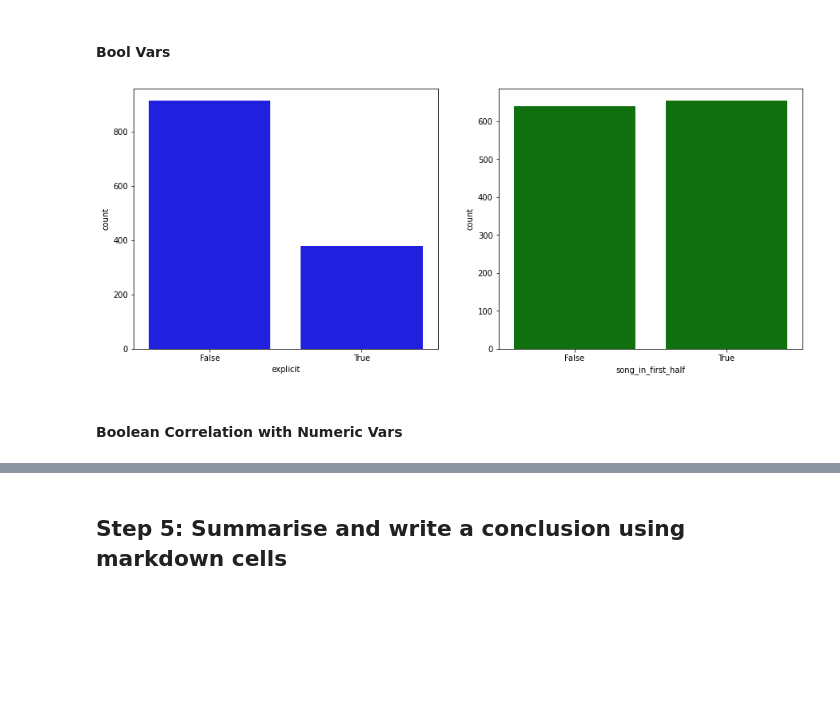
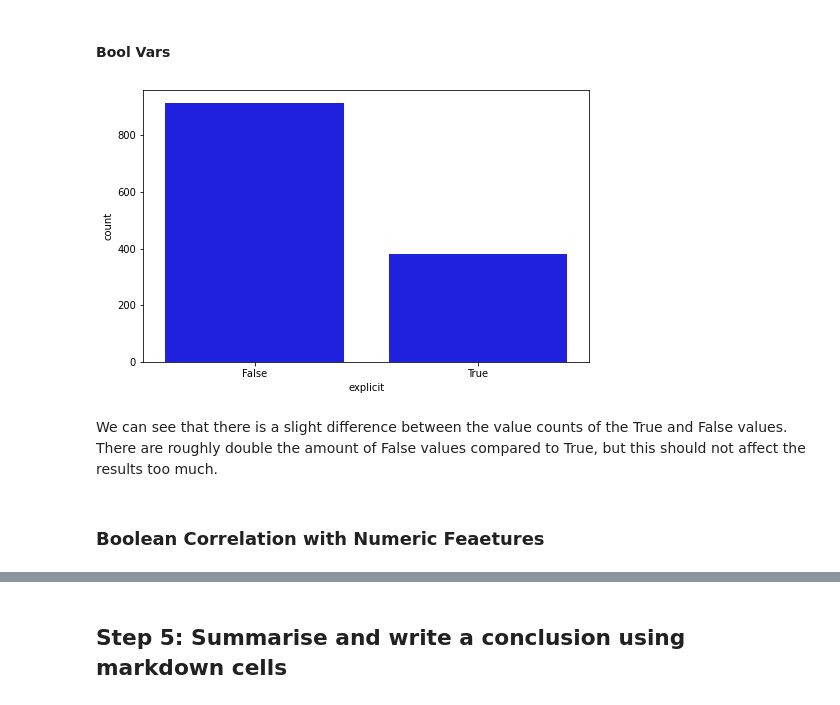
Before and after one commit to j4mes12/SDPA_Coursework, a Jupyter notebook: Part3/main.ipynb, the cells around one changed output, grey strips where cells are left out. Cells and saved outputs as stored; diff of their text form; code cells hidden in the pictures; blank space fills up the shorter version.

```diff
--- a/Part3/main.ipynb
+++ b/Part3/main.ipynb
@@ -227,15 +274,9 @@ for i in text_cols:
 # %%
 # Drop columns that are not needed
 data_out = data.drop(
-    columns=['album_tokenize', 'name_tokenize', 'album_rsc', 'name_rsc', 'duration_ms', 'track_number'],
+    columns=['track_number'],
     axis=1
 )
 
-# Rename album and name columns to make them more explainable
-data_out.rename(
-    columns={'album': 'album_name', 'name' : 'song_name'},
-    inplace=True
-)
-
 data_out.head()
 # %% [output]
@@ -273,12 +291,14 @@ dtype: object
+# %%
+# Define plot colours
+colours = 'bgrcyk' * 3
 # %%
-object_vars = ['song_name', 'album_name', 'artist']
+# Define lists of feature types
+object_features = ['song_name', 'album_name', 'artist']
 
-numerical_vars = ['popularity', 'danceability', 'energy', 'loudness', 'speechiness',
-    'acousticness', 'instrumentalness', 'liveness', 'valence', 'tempo',
-    'duration', 'album_length', 'album_word_count', 'album_av_word_len',
-    'name_word_count', 'name_av_word_len']
+numerical_features = ['popularity', 'danceability', 'energy', 'loudness', 'speechiness',
+'acousticness', 'instrumentalness', 'liveness', 'valence', 'tempo', 'duration_ms', 'album_length']
 
-bool_vars = ['explicit', 'song_in_first_half']
+bool_features = ['explicit']
 
-ignore_vars = []
+ignore_features = []
 # %%
@@ -366,26 +448,25 @@ plt.show()
 # %% [markdown]
 #### Bool Vars
 # %%
-bool_df = data_out[bool_vars]
+bool_df = data_out[bool_features]
 # %%
 fig, ax = plt.subplots(
-    nrows = (bool_df.shape[1] // 2),
-    ncols = 2,
-    figsize = (15, 3 * bool_df.shape[1])
+    nrows = 1,
+    ncols = 1,
+    figsize = (8, 5)
 
 )
-colors = 'bg'
 
-for idx, col in enumerate(bool_df.columns):
-    sns.countplot(
-        ax = ax[idx],
-        data = bool_df,
-        x = col,
-        color = colors[idx]
-    )
+sns.countplot(
+    data = bool_df,
+    x = 'explicit',
+    color = colours[0]
+)
 
 plt.show()
 # %% [output]
-[figure, old version]
+[figure, new version]
+# %% [markdown]
+We can see that there is a slight difference between the value counts of the True and False values. There are roughly double the amount of False values compared to True, but this should not affect the results too much.
 # %% [markdown]
-#### Boolean Correlation with Numeric Vars
+### Boolean Correlation with Numeric Feaetures
```
Also changed, not shown: parts of 51 cells of this notebook, 1 other file.
